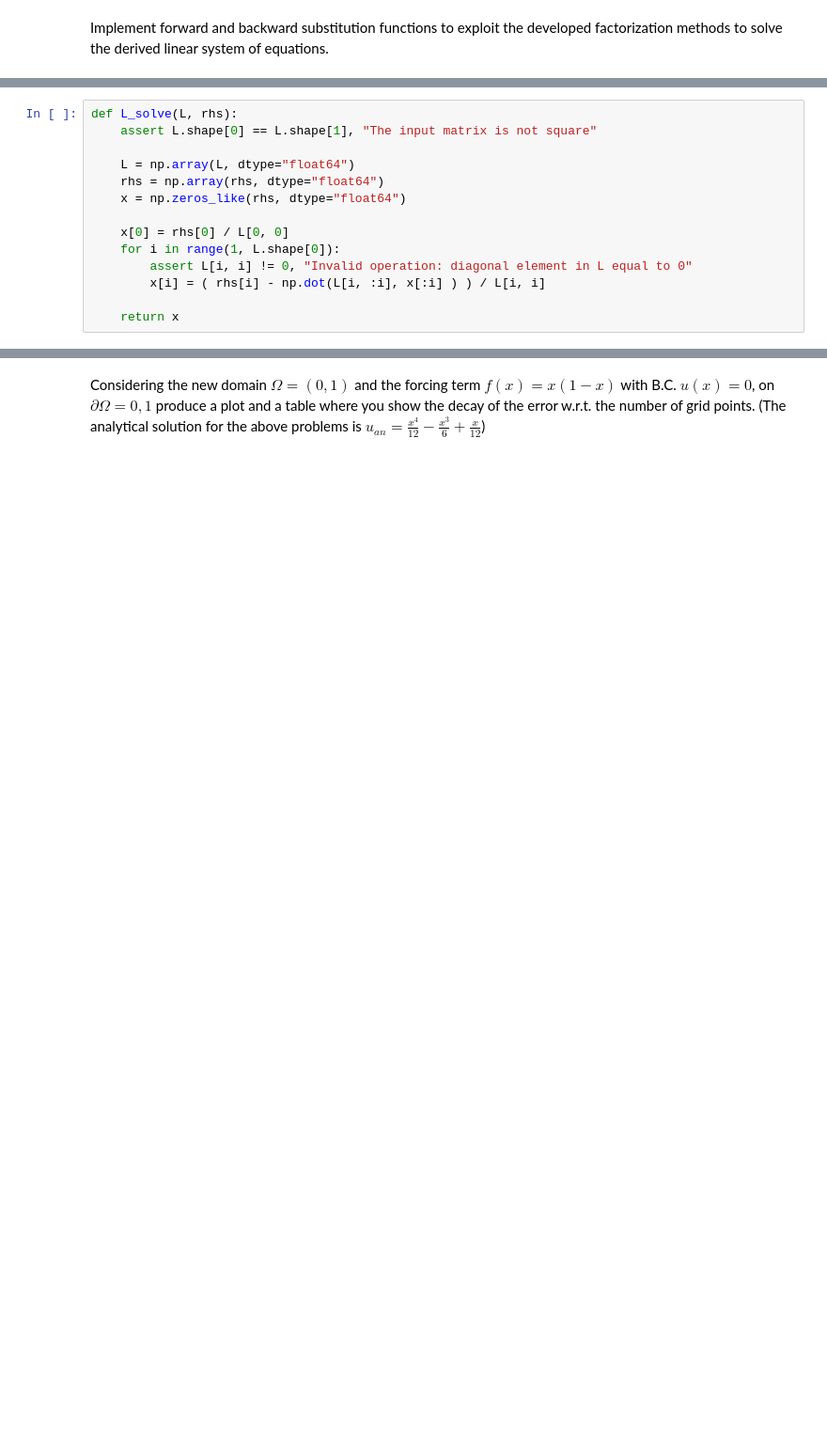
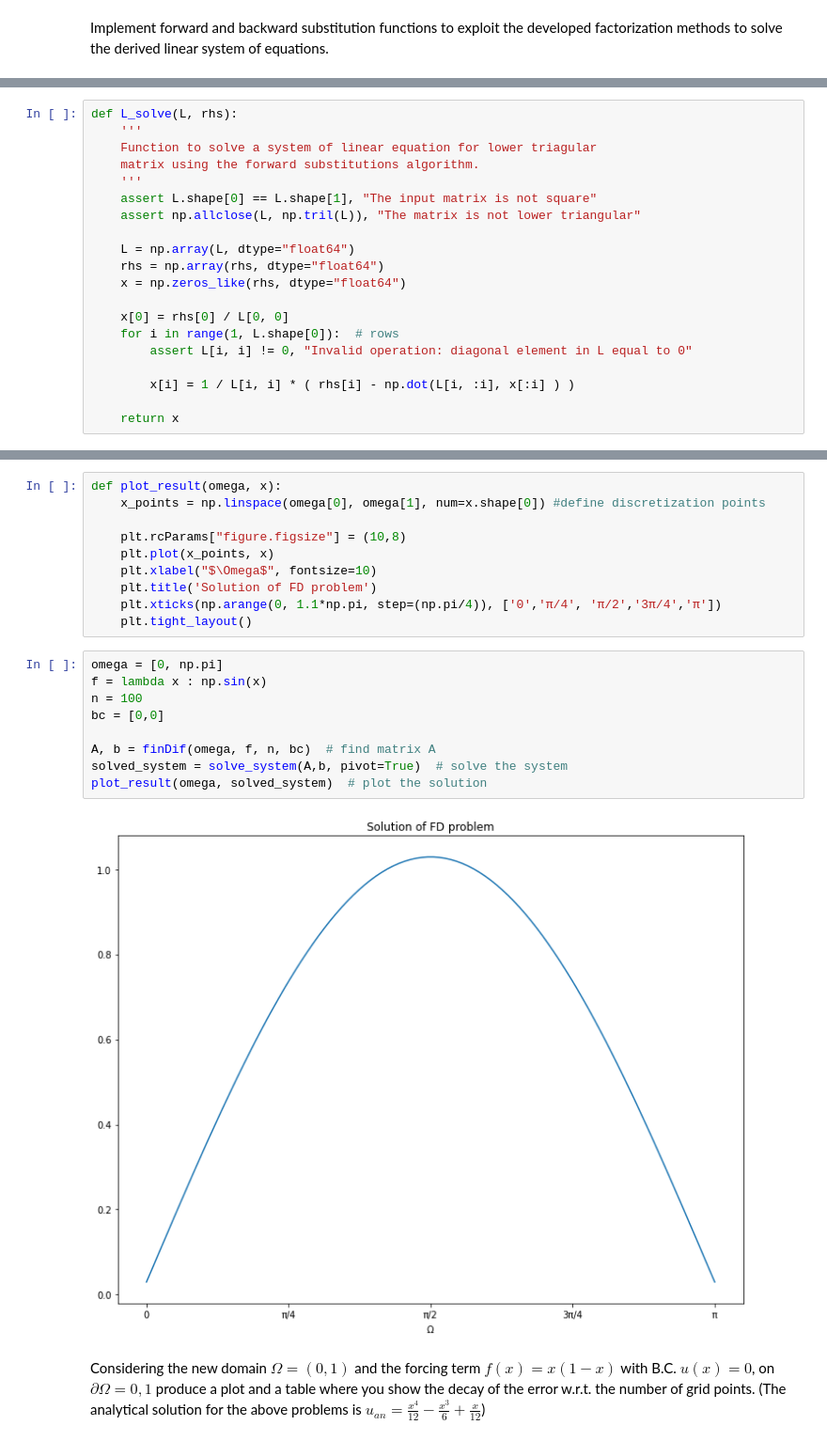
Before and after one commit to elena-buscaroli/NumericalAnalysisProject, a Jupyter notebook: FinalProject_2021_2022.ipynb, the cells around one changed output, grey strips where cells are left out. Shown: that part at 94% size. Drawn from its saved outputs; the diff is of its cells as text; blank space fills up the shorter version.

```diff
--- a/FinalProject_2021_2022.ipynb
+++ b/FinalProject_2021_2022.ipynb
@@ -104,14 +134,20 @@ Implement forward and backward substitution functions to exploit the developed f
 # %%
 def L_solve(L, rhs):
+    '''
+    Function to solve a system of linear equation for lower triagular
+    matrix using the forward substitutions algorithm.
+    '''
     assert L.shape[0] == L.shape[1], "The input matrix is not square"
+    assert np.allclose(L, np.tril(L)), "The matrix is not lower triangular"
 
     L = np.array(L, dtype="float64")
     rhs = np.array(rhs, dtype="float64")
     x = np.zeros_like(rhs, dtype="float64")
 
     x[0] = rhs[0] / L[0, 0]
-    for i in range(1, L.shape[0]):
+    for i in range(1, L.shape[0]):  # rows
         assert L[i, i] != 0, "Invalid operation: diagonal element in L equal to 0"
-        x[i] = ( rhs[i] - np.dot(L[i, :i], x[:i] ) ) / L[i, i]
+
+        x[i] = 1 / L[i, i] * ( rhs[i] - np.dot(L[i, :i], x[:i] ) )
 
     return x
@@ -147,3 +200,24 @@ def solve_system(A, b, pivot=False):
+# %%
+def plot_result(omega, x):
+    x_points = np.linspace(omega[0], omega[1], num=x.shape[0]) #define discretization points
+
+    plt.rcParams["figure.figsize"] = (10,8)
+    plt.plot(x_points, x)
+    plt.xlabel("$\Omega$", fontsize=10)
+    plt.title('Solution of FD problem')
+    plt.xticks(np.arange(0, 1.1*np.pi, step=(np.pi/4)), ['0','π/4', 'π/2','3π/4','π'])
+    plt.tight_layout()
+# %%
+omega = [0, np.pi]
+f = lambda x : np.sin(x)
+n = 100
+bc = [0,0]
+
+A, b = finDif(omega, f, n, bc)  # find matrix A
+solved_system = solve_system(A,b, pivot=True)  # solve the system
+plot_result(omega, solved_system)  # plot the solution
+# %% [output]
+[figure, added]
 # %% [markdown]
 Considering the new domain $\Omega = (0,1)$ and the forcing term $f(x) = x(1-x)$ with B.C. $u(x) = 0$, on $\partial \Omega = {0,1}$ produce a plot and a table where you show the decay of the error w.r.t. the number of grid points.
 (The analytical solution for the above problems is $u_{an} = \frac{x^4}{12} - \frac{x^3}{6} + \frac{x}{12}$)
```
Also changed, not shown: parts of 29 cells of this notebook.
